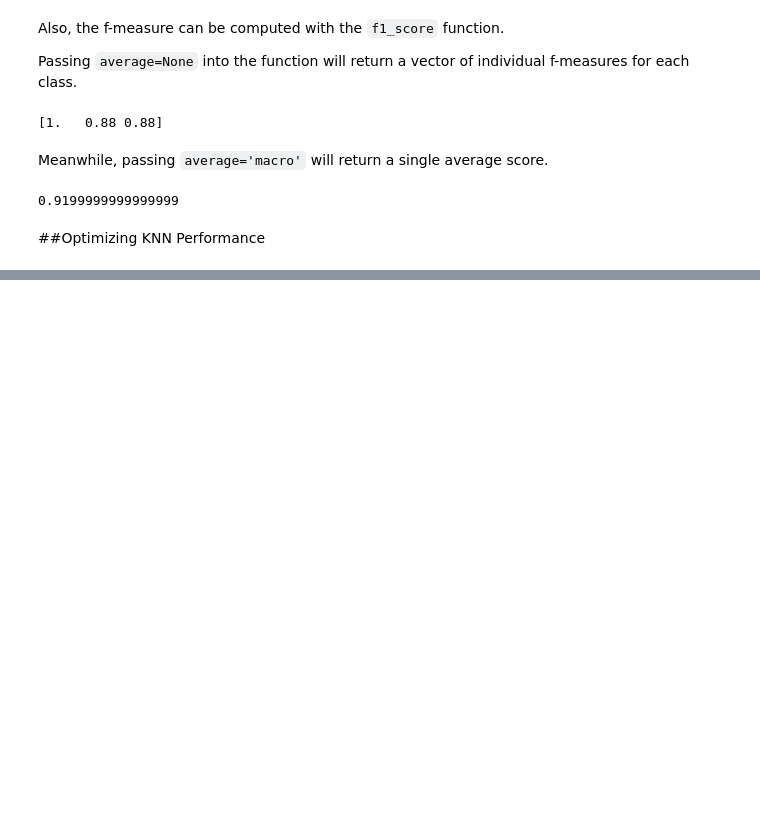
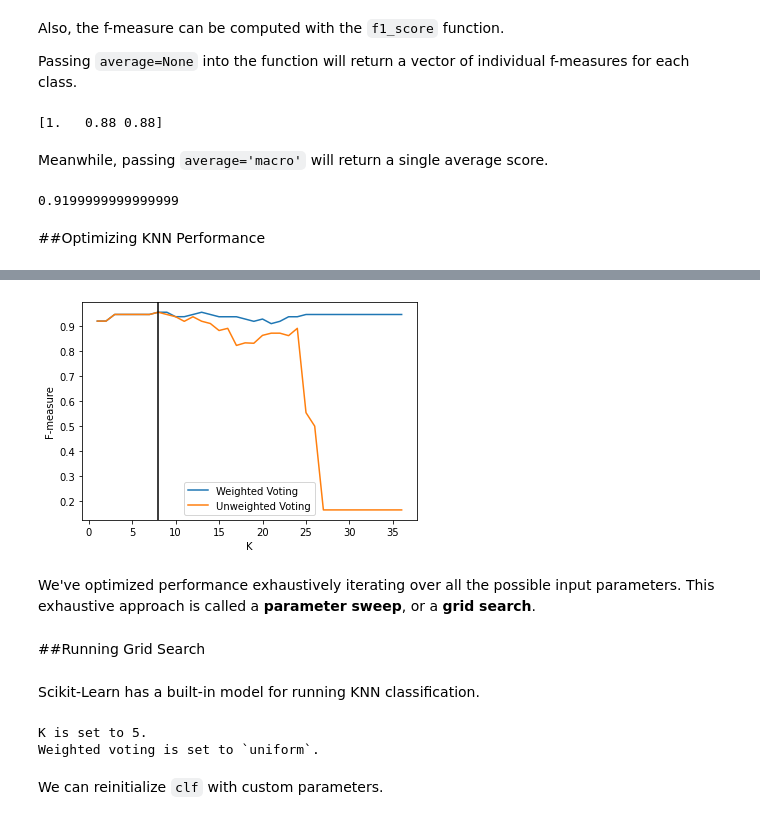
Before and after one commit to rahiakela/data-science-research-and-practice, a Jupyter notebook: data-science-bookcamp/case-study-5--predicting-future-friendships/03_network_driven_machine_learning.ipynb, the cells around one changed output, grey strips where cells are left out. Cells and saved outputs as stored; diff of their text form; code cells hidden in the pictures; blank space fills up the shorter version.

```diff
--- a/data-science-bookcamp/case-study-5--predicting-future-friendships/03_network_driven_machine_learning.ipynb
+++ b/data-science-bookcamp/case-study-5--predicting-future-friendships/03_network_driven_machine_learning.ipynb
@@ -533,0 +540,44 @@ print(new_f_measure)
+# %%
+# Optimizing KNN hyperparameters
+k_values = range(1, y_train.size)
+weighted_voting_bools = [True, False]
+f_scores = [[], []]
+
+params_to_f = {}
+for k in k_values:
+  for i, weighted_voting in enumerate(weighted_voting_bools):
+    y_pred = np.array([predict(i, K=k, weighted_voting=weighted_voting) for i in range(y_test.size)])
+    f_measure = f1_score(y_pred, y_test, average="macro")
+    f_scores[i].append(f_measure)
+    params_to_f[(k, weighted_voting)] = f_measure
+
+(best_k, best_weighted), best_f = max(params_to_f.items(), key=lambda x: x[1])
+
+plt.plot(k_values, f_scores[0], label='Weighted Voting')
+plt.plot(k_values, f_scores[1], label='Unweighted Voting')
+plt.axvline(best_k, c='k')
+plt.xlabel('K')
+plt.ylabel('F-measure')
+plt.legend()
+plt.show()
+# %% [output]
+[figure, added]
+# %% [markdown]
+We've optimized performance exhaustively iterating over all the possible input parameters. This exhaustive approach is called a **parameter sweep**, or a **grid search**.
+# %% [markdown]
+##Running Grid Search
+# %% [markdown]
+Scikit-Learn has a built-in model for running KNN classification.
+# %%
+# Printing the preset KNN parameters
+clf = KNeighborsClassifier()
+K = clf.n_neighbors
+weighted_voting = clf.weights
+
+print(f"K is set to {K}.")
+print(f"Weighted voting is set to `{weighted_voting}`.")
+# %% [output]
+K is set to 5.
+Weighted voting is set to `uniform`.
+# %% [markdown]
+We can reinitialize `clf` with custom parameters.
```
Also changed, not shown: parts of 19 cells of this notebook.
